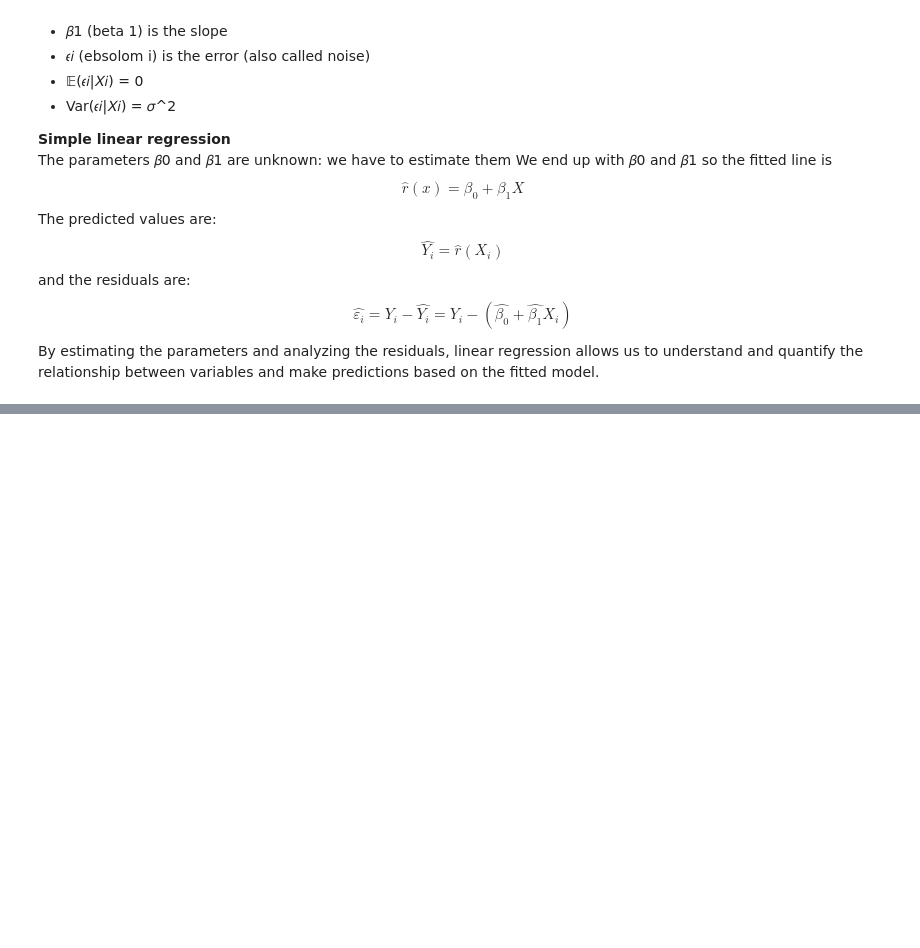
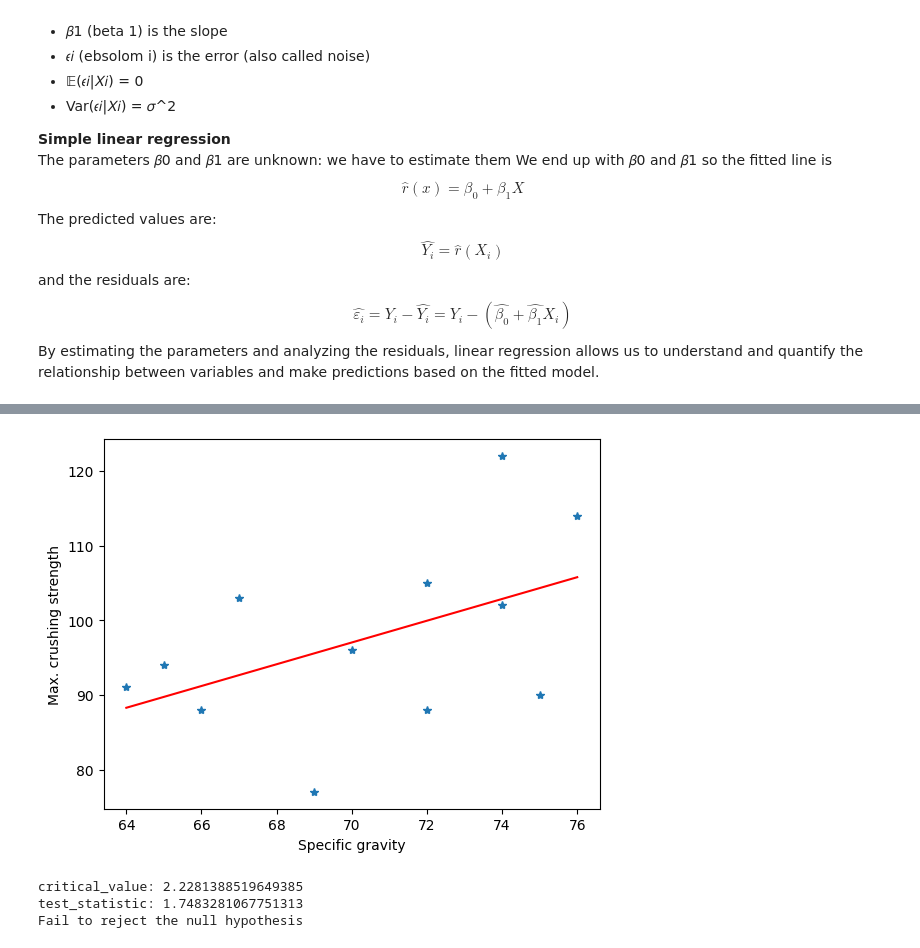
Before and after one commit to agangster1/Sandsynlighed-og-statestik-formelsamling, a Jupyter notebook: lecture11.ipynb, the cells around one changed output, grey strips where cells are left out. Cells and saved outputs as stored; diff of their text form; code cells hidden in the pictures; blank space fills up the shorter version.

```diff
--- a/lecture11.ipynb
+++ b/lecture11.ipynb
@@ -35,0 +93,76 @@ $$\min_{\hat{\beta}_0, \hat{\beta}_1} \sum_{i=1}^{n} (y_i - (\hat{\beta}_0 + \ha
+# %%
+import numpy as np
+from scipy.stats import t
+#Opgave chapter 9 problem 12
+#The following data set presents the heights of 12 male law school classmates whose law school
+#examination scores were roughly equal. It also gives their annual salaries 5 years after graduation.
+#Each of them went into corporate law. The height is in inches and the salary in units of $1,000.
+#a) Do the above data establish the hypothesis that a lawyer’s salary is related to his height?
+#Use the 5 percent level of significance.
+#b) What was the null hypothesis in part a)
+
+n = 12 # amount of data
+
+# Given data
+x = np.array([64, 65, 66, 67, 69, 70, 72, 72, 74, 74, 75, 76])
+y = np.array([91, 94, 88, 103, 77, 96, 105, 88, 122, 102, 90, 114])
+
+# Add column of ones to x for intercept term
+x = np.column_stack((np.ones(n), x))
+
+# Calculate the least squares estimators
+B = np.linalg.lstsq(x, y, rcond=None)[0]
+
+# Calculate the mean of x
+meanx = np.mean(x[:, 1])
+
+# Calculate Sxx = sum squared
+Sxx = np.sum((x[:, 1] - meanx) ** 2)
+
+# Calculate Sxy
+Sxy = B[1] * Sxx
+
+# Calculate the mean of y
+meany = np.mean(y)
+
+# Calculate Syy
+Syy = np.sum((y - meany) ** 2)
+
+# Calculate SSR
+SSR = (Sxx * Syy - Sxy ** 2) / Sxx
+
+# Calculate sigma squared
+sigma2 = SSR / (n - 2)
+
+# Calculate the test statistics
+TS = np.sqrt((n - 2) * Sxx / SSR) * np.abs(B[1])
+
+# Calculate the t-value at alpha = 0.025 and degrees of freedom = 10
+t_0025_10 = np.abs(t.ppf(0.025, 10))
+
+# Plot the data points and the fitted line
+plt.plot(x[:, 1], y, '*', x[:, 1], B[0] + B[1] * x[:, 1], 'r-')
+plt.xlabel('Specific gravity')
+plt.ylabel('Max. crushing strength')
+plt.show()
+
+# Define the significance level (alpha)
+alpha = 0.05
+
+# Calculate the test statistic
+test_statistic = TS
+
+# Calculate the critical value for a two-tailed test
+critical_value = t.ppf(1 - alpha / 2, n - 2)
+print("critical_value:", critical_value)
+print("test_statistic:", test_statistic)
+# Compare the test statistic with the critical value
+if np.abs(test_statistic) > critical_value:
+    print("Reject the null hypothesis")
+else:
+    print("Fail to reject the null hypothesis")
+# %% [output]
+[figure, added]
+critical_value: 2.2281388519649385
+test_statistic: 1.7483281067751313
+Fail to reject the null hypothesis
```
Also changed, not shown: parts of 3 cells of this notebook.
